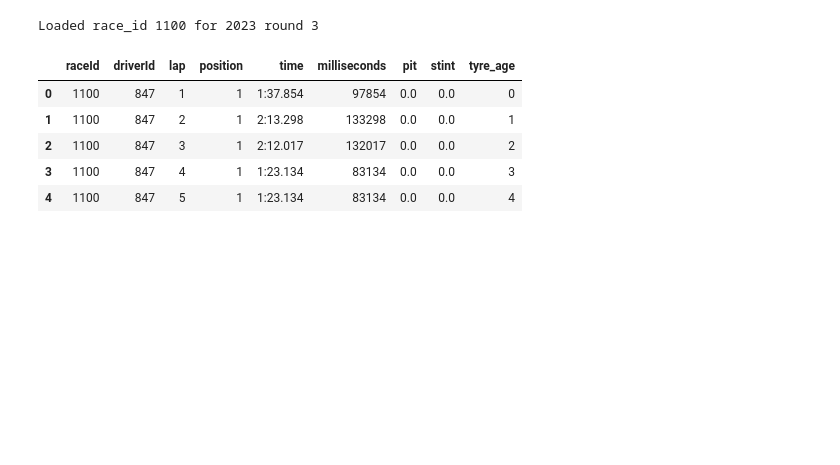
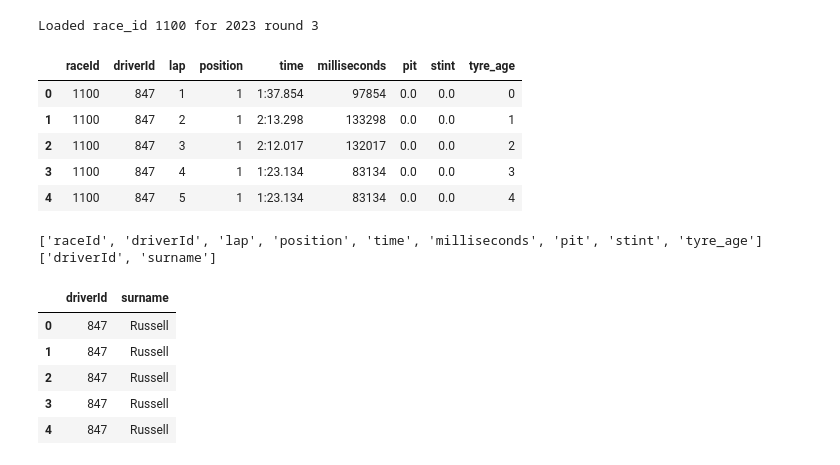
Before and after one commit to ojhasdhruv/Race-Insights, a Jupyter notebook: notebooks/2023-aus_gp_tyredeg_kaggle.ipynb, the cells around one changed output. Saved outputs shown, nothing was run; the diff lists cells and outputs as text; code cells hidden in the pictures; blank space fills up the shorter version.

```diff
--- a/notebooks/2023-aus_gp_tyredeg_kaggle.ipynb
+++ b/notebooks/2023-aus_gp_tyredeg_kaggle.ipynb
@@ -34,3 +39,23 @@ race_laps.head()
 | 2 | 1100 | 847 | 3 | 1 | 2:12.017 | 132017 | 0.0 | 0.0 | 2 |
 | 3 | 1100 | 847 | 4 | 1 | 1:23.134 | 83134 | 0.0 | 0.0 | 3 |
 | 4 | 1100 | 847 | 5 | 1 | 1:23.134 | 83134 | 0.0 | 0.0 | 4 |
+# %%
+print(race_laps.columns.tolist())
+print(drivers.columns.tolist())
+# %% [output]
+['raceId', 'driverId', 'lap', 'position', 'time', 'milliseconds', 'pit', 'stint', 'tyre_age']
+['driverId', 'surname']
+# %%
+#Merging race info with driver info
+driver_info = drivers[["driverId", "surname"]]
+
+race_laps = race_laps.merge(driver_info, on="driverId", how="left")
+# %%
+race_laps[['driverId','surname']].head()
+# %% [output]
+|  | driverId | surname |
+| 0 | 847 | Russell |
+| 1 | 847 | Russell |
+| 2 | 847 | Russell |
+| 3 | 847 | Russell |
+| 4 | 847 | Russell |
```
Also changed, not shown: parts of 9 cells of this notebook.
